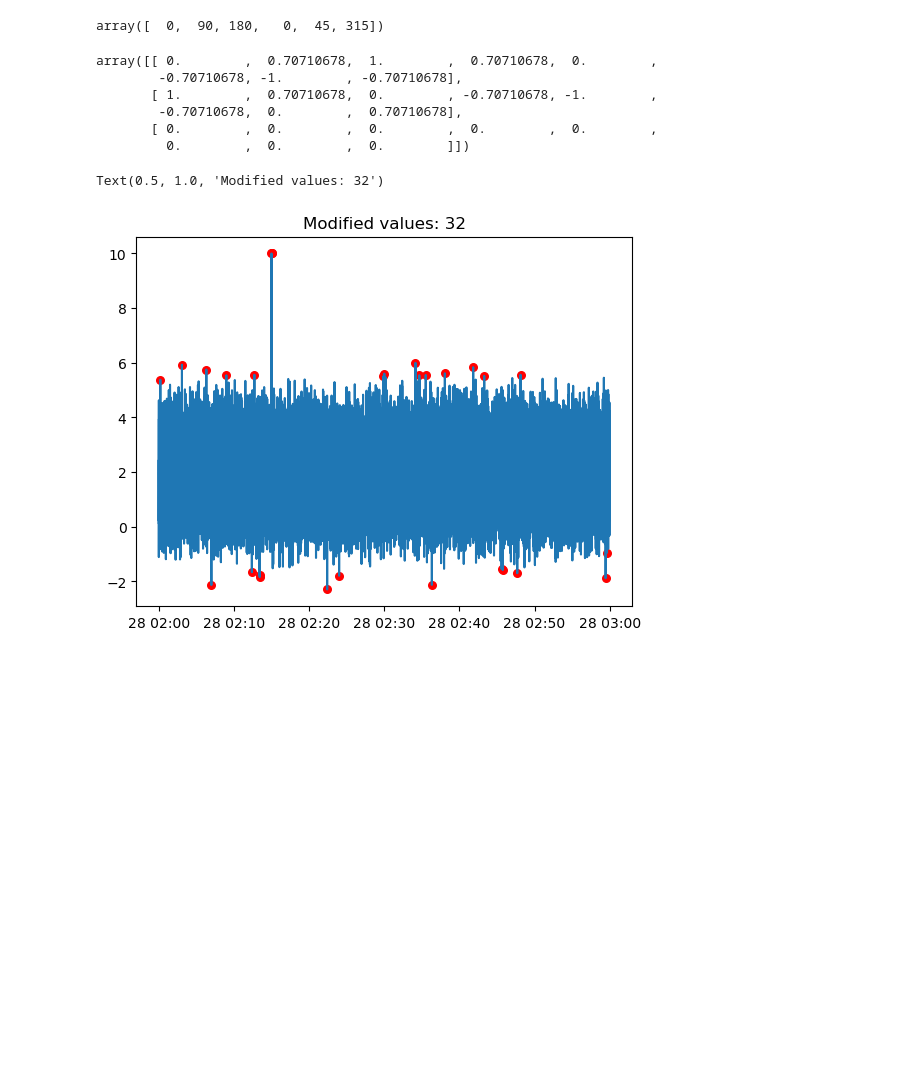
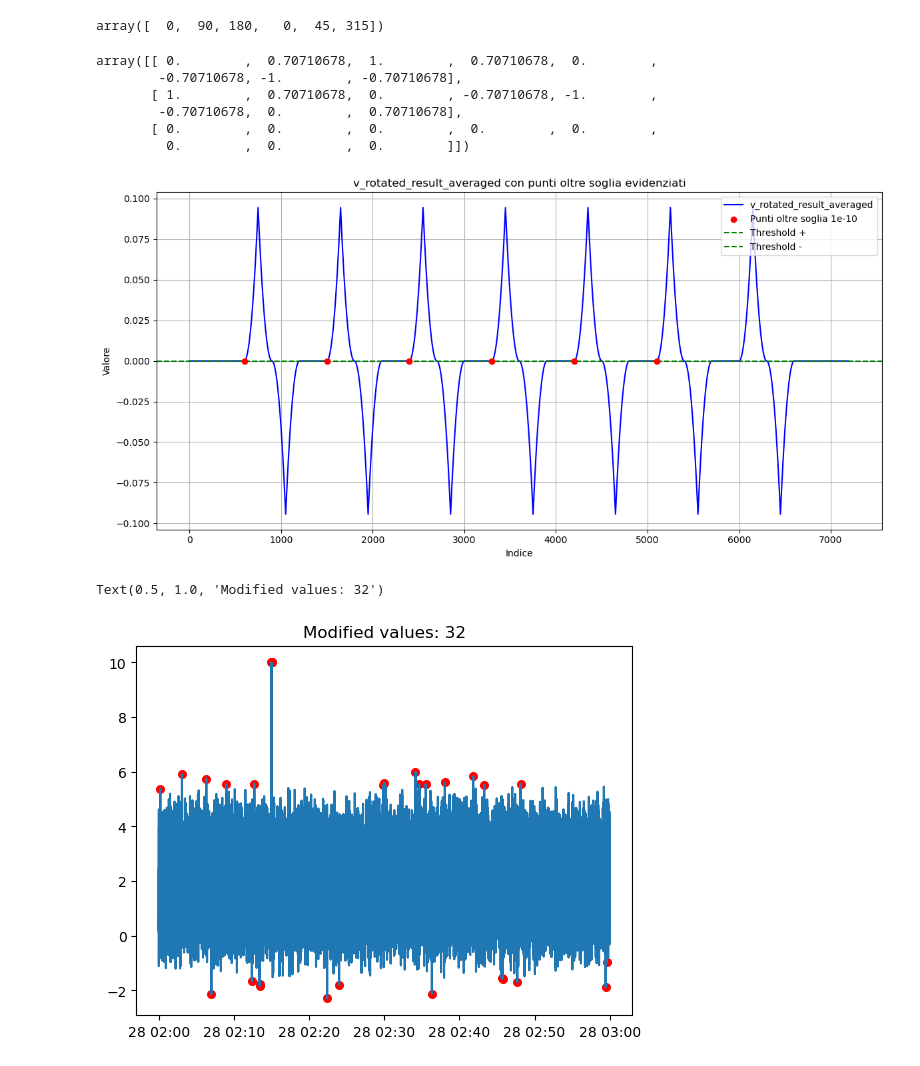
Before and after one commit to aleszamp98/ProMeteo, a Jupyter notebook: notebooks/test.ipynb, the cells around one changed output. Cells and saved outputs as stored; diff of their text form; code cells hidden in the pictures; blank space fills up the shorter version.

```diff
--- a/notebooks/test.ipynb
+++ b/notebooks/test.ipynb
@@ -78,3 +99,42 @@ array([[ 0.        ,  0.70710678,  1.        ,  0.70710678,  0.        ,
+# %%
+
+index_list_to_control = []
+start_minutes = [5, 20, 35, 50, 65, 80, 95, 110]  # minuti di partenza
+
+for start_min in start_minutes:
+    start_idx = start_min * 60
+    end_idx = (start_min + 5) * 60  # 5 minuti dopo
+    index_list_to_control.append(np.arange(start_idx, end_idx + 1, 1))
+# %%
+# Definiamo la soglia
+threshold = 1e-10  # o qualsiasi altro valore tu voglia
+
+# Mettiamo tutti gli indici da controllare in un unico array
+indices_to_check = np.concatenate(index_list_to_control)
+
+# Troviamo i punti che superano il threshold
+mask_over_threshold = np.abs(v_rotated_result_averaged[indices_to_check]) > threshold
+
+# Gli indici reali dei punti sopra soglia
+bad_indices = indices_to_check[mask_over_threshold]
+bad_values = v_rotated_result_averaged[bad_indices]
+
+# ---- Plot ----
+plt.figure(figsize=(12, 6))
+plt.plot(v_rotated_result_averaged, label="v_rotated_result_averaged", color="blue")
+plt.scatter(bad_indices, bad_values, color="red", label=f"Punti oltre soglia {threshold}", zorder=5)
+plt.axhline(threshold, color="green", linestyle="--", label="Threshold +")
+plt.axhline(-threshold, color="green", linestyle="--", label="Threshold -")
+
+plt.title("v_rotated_result_averaged con punti oltre soglia evidenziati")
+plt.xlabel("Indice")
+plt.ylabel("Valore")
+plt.legend()
+plt.grid(True)
+plt.tight_layout()
+plt.show()
+# %% [output]
+[figure, added]
 # %%
 # run_mean, std_mean = core.running_stats(u_cleaned, 6001)
 u_despiked_VM97 = pre_processing.despiking_VM97(u_cleaned, 3.5, 6001, 3, 5, None)
```
Also changed, not shown: parts of 1 cell of this notebook, 1 other file.
